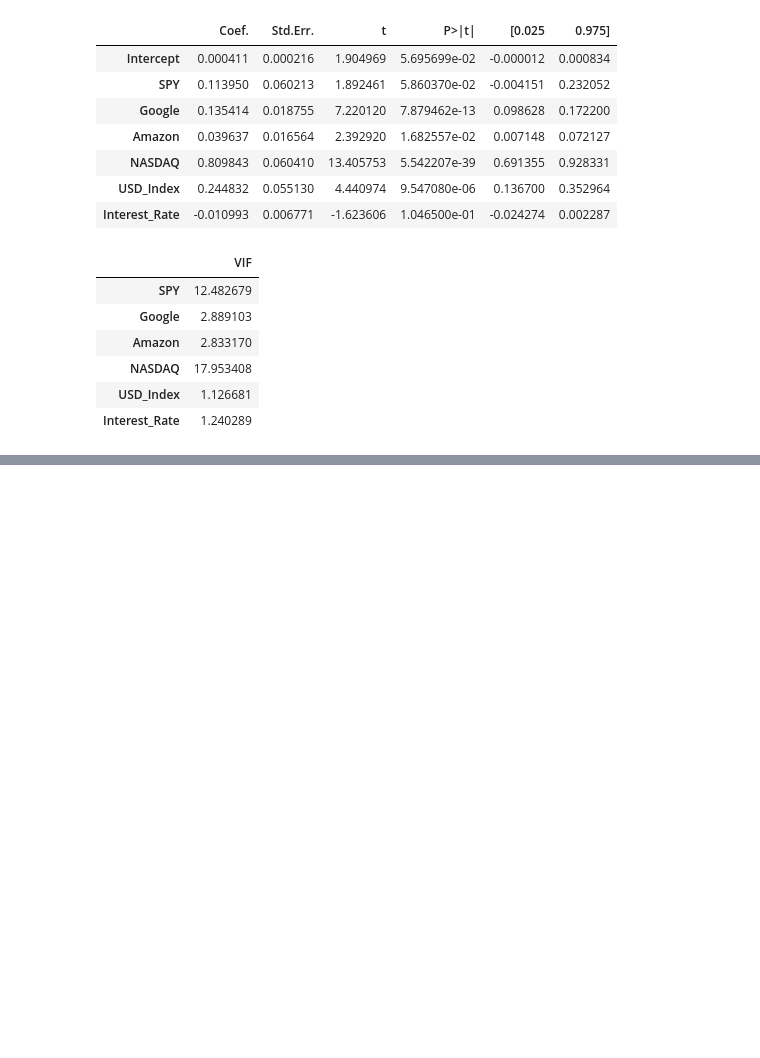
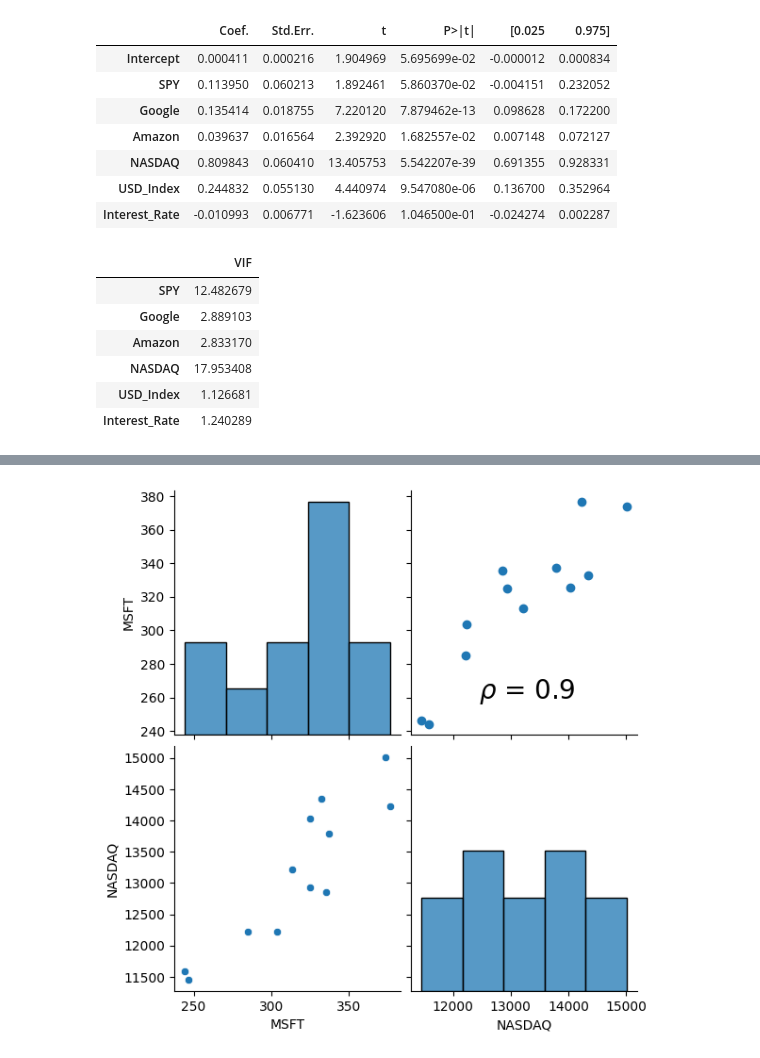
Before and after one commit to data-decode/MScFE, a Jupyter notebook: MScFE_610_Financial_Econometrics_Group_Work_Project_1.ipynb, the cells around one changed output, grey strips where cells are left out. Cells and saved outputs as stored; diff of their text form; code cells hidden in the pictures; blank space fills up the shorter version.

```diff
--- a/MScFE_610_Financial_Econometrics_Group_Work_Project_1.ipynb
+++ b/MScFE_610_Financial_Econometrics_Group_Work_Project_1.ipynb
@@ -212,0 +293,21 @@ pd.DataFrame(vif[1:], labels[1:], columns=["VIF"])
+# %%
+def corr(x, y, **kwargs):
+    # Calculate the value
+    coef = np.corrcoef(x, y)[0][1]
+    # Make the label
+    label = r"$\rho$ = " + str(round(coef, 2))
+
+    # Add the label to the plot
+    ax = plt.gca()
+    ax.annotate(label, xy=(0.3, 0.15), size=20, xycoords=ax.transAxes)
+
+# Create the default pairplot
+grid = sns.pairplot(
+    monthly_df, vars=["MSFT", "NASDAQ"], height=3
+)
+
+# Map a scatter plot and Pearson correlation coefficient to the upper triangle
+grid = grid.map_upper(plt.scatter)
+grid = grid.map_upper(corr)
+# %% [output]
+[figure, added]
```
Also changed, not shown: parts of 9 cells of this notebook.
